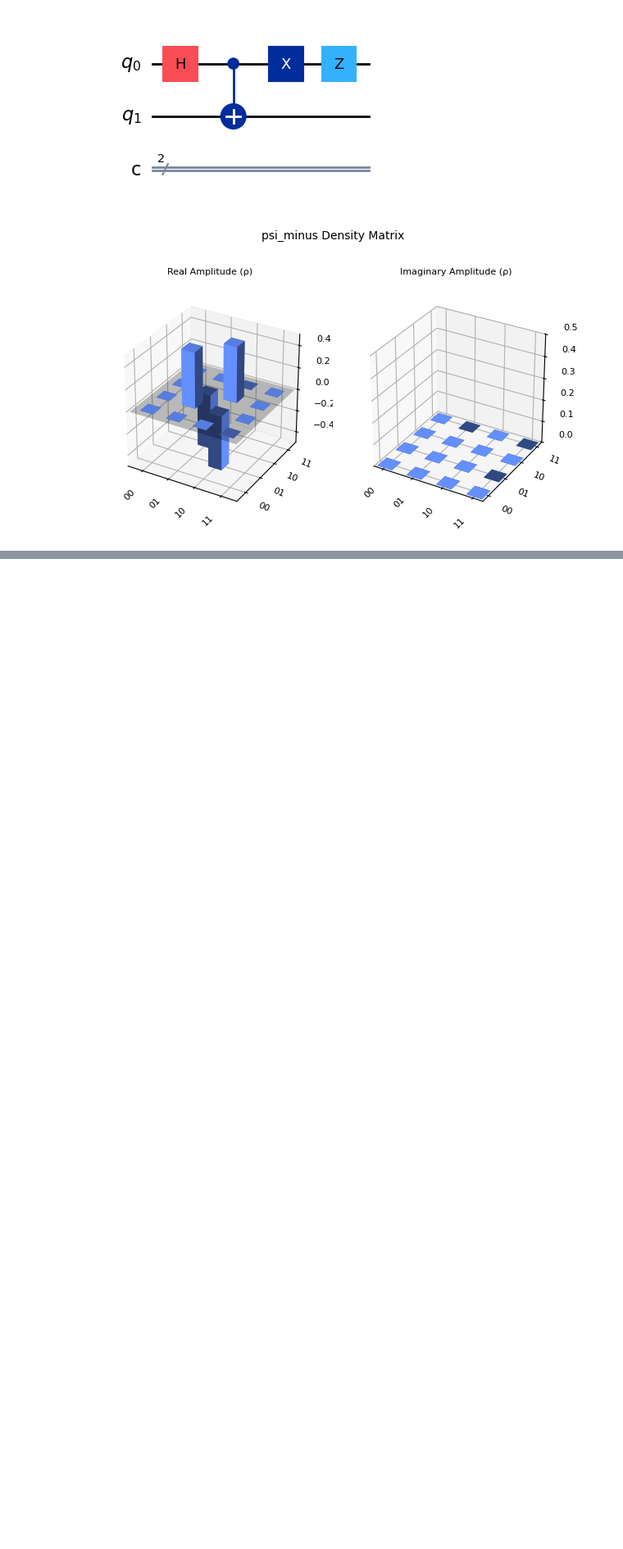
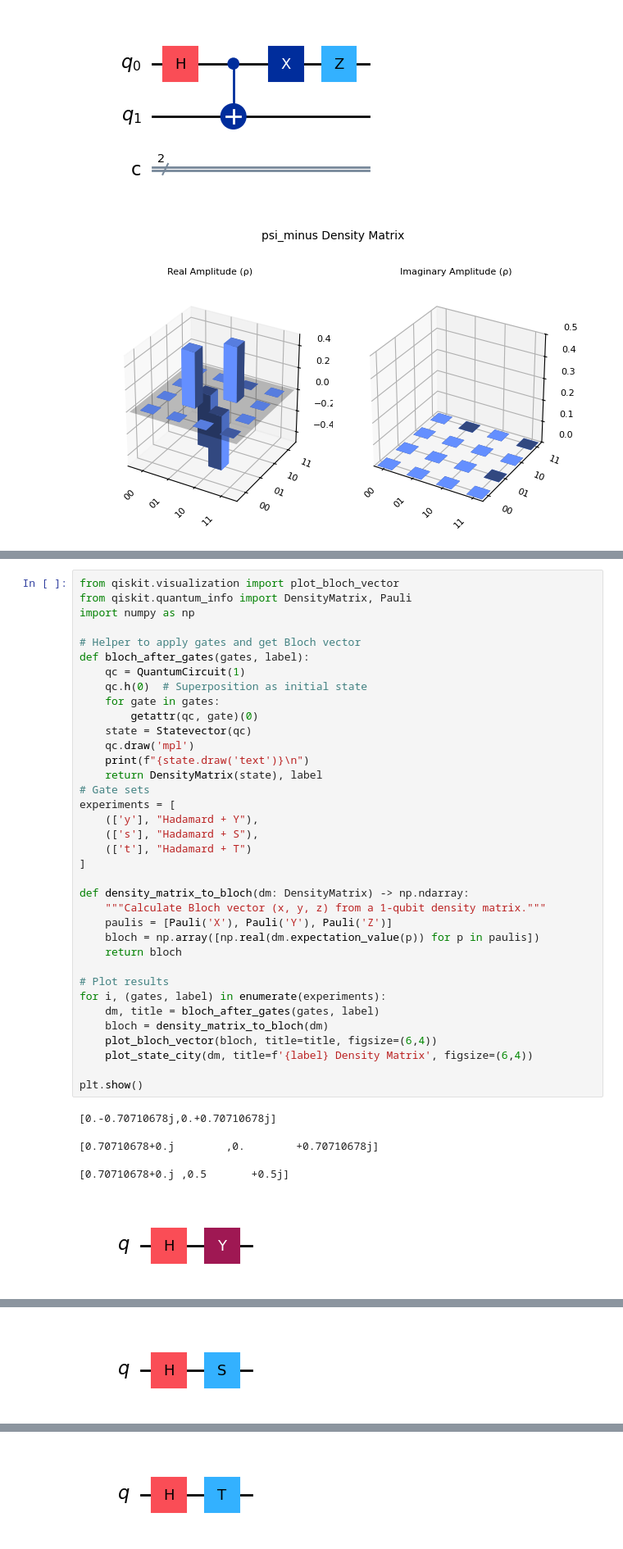
Before and after one commit to abdullahkizil/quantum-playground, a Jupyter notebook: 01-basics/quantum-gates/quantum_gates.ipynb, the cells around one changed output, grey strips where cells are left out. Shown at 82% size. Drawn from its saved outputs; the diff is of its cells as text; blank space fills up the shorter version.

Commit message:
feat: add Y,S,T gate effects

```diff
--- a/01-basics/quantum-gates/quantum_gates.ipynb
+++ b/01-basics/quantum-gates/quantum_gates.ipynb
@@ -300,0 +303,43 @@ for label, desc in bell_states.items():
+# %%
+from qiskit.visualization import plot_bloch_vector
+from qiskit.quantum_info import DensityMatrix, Pauli
+import numpy as np
+
+# Helper to apply gates and get Bloch vector
+def bloch_after_gates(gates, label):
+    qc = QuantumCircuit(1)
+    qc.h(0)  # Superposition as initial state
+    for gate in gates:
+        getattr(qc, gate)(0)
+    state = Statevector(qc)
+    qc.draw('mpl')
+    print(f"{state.draw('text')}\n")
+    return DensityMatrix(state), label
+# Gate sets
+experiments = [
+    (['y'], "Hadamard + Y"),
+    (['s'], "Hadamard + S"),
+    (['t'], "Hadamard + T")
+]
+
+def density_matrix_to_bloch(dm: DensityMatrix) -> np.ndarray:
+    """Calculate Bloch vector (x, y, z) from a 1-qubit density matrix."""
+    paulis = [Pauli('X'), Pauli('Y'), Pauli('Z')]
+    bloch = np.array([np.real(dm.expectation_value(p)) for p in paulis])
+    return bloch
+
+# Plot results
+for i, (gates, label) in enumerate(experiments):
+    dm, title = bloch_after_gates(gates, label)
+    bloch = density_matrix_to_bloch(dm)
+    plot_bloch_vector(bloch, title=title, figsize=(6,4))
+    plot_state_city(dm, title=f'{label} Density Matrix', figsize=(6,4))
+
+plt.show()
+# %% [output]
+[0.-0.70710678j,0.+0.70710678j]
+
+[0.70710678+0.j        ,0.        +0.70710678j]
+
+[0.70710678+0.j ,0.5       +0.5j]
+[figure, added]
@@ -300,0 +348 @@ for label, desc in bell_states.items():
+[figure, added]
@@ -300,0 +351 @@ for label, desc in bell_states.items():
+[figure, added]
```
Also changed, not shown: parts of 5 cells of this notebook, 4 other files.
